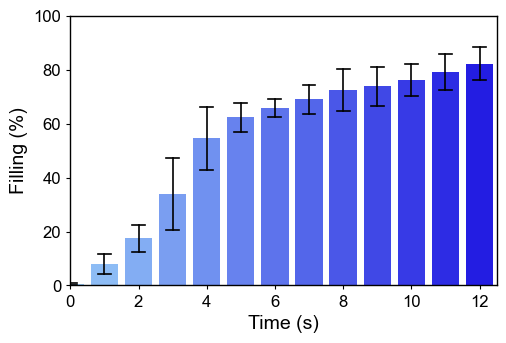
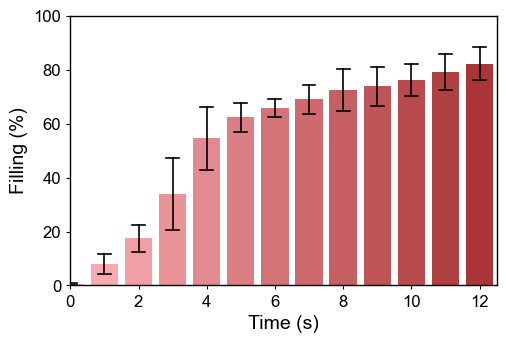
The change to this notebook cell's code, shown as a diff; its figure went from the first image to the second:
--- before
+++ after
@@ -18,7 +18,9 @@
 # colormap = mcolors.LinearSegmentedColormap.from_list('red', [(1, 0.8, 0.8), (0.5, 0, 0.5)])
 # Use the main_color and create a colormap from a light version to main_color
-main_color = "#1106DFF6"
-light_color = "#93C8F7F6"
-
+# main_color = "#1106DFF6"
+# light_color = "#93C8F7F6"
+main_color = "#A32B2B"
+light_color = "#FFB3BC"
+# "#FFB3BC", "#E14E4E", "#A32B2B"] 
 
 # light_color = mcolors.to_rgba(main_color, alpha=0.1)  # light version with alpha
@@ -70,4 +72,4 @@
 
 # Save and show
-plt.savefig('figure_final_your_style.png', dpi=600, bbox_inches='tight')
+plt.savefig('figure_final_your_style.svg', format='svg', bbox_inches='tight')
 plt.show()

Commit: Continous filling Plotting